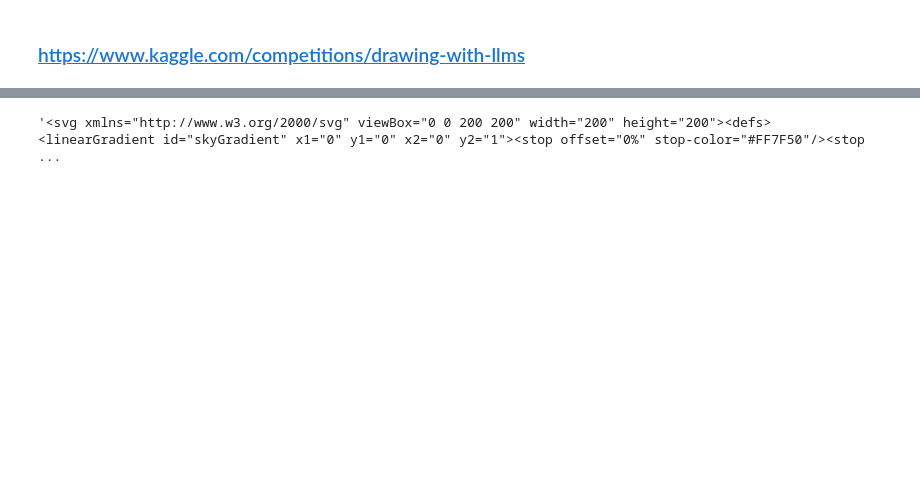
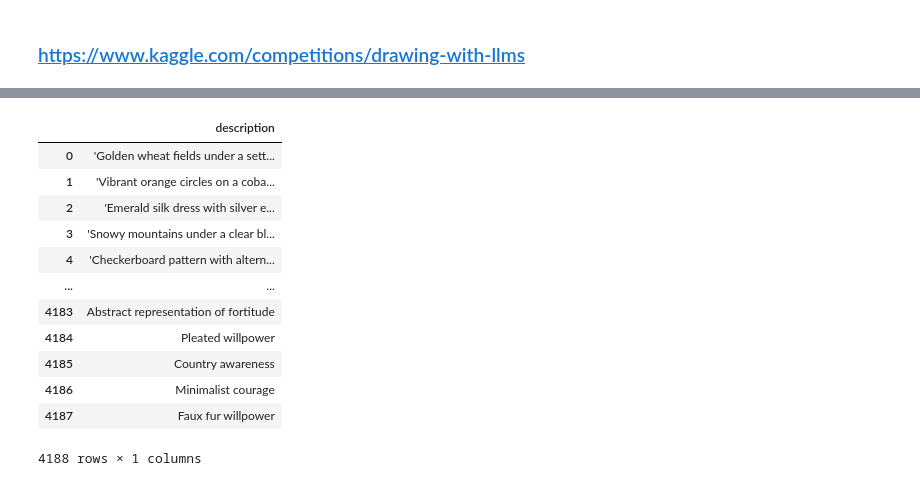
Before and after one commit to svk-123/Drawing_with_LLMs, a Jupyter notebook: nb_10_clean_public_dataset.ipynb, the cells around one changed output, grey strips where cells are left out. Saved outputs shown, nothing was run; the diff lists cells and outputs as text; code cells hidden in the pictures; blank space fills up the shorter version.

```diff
--- a/nb_10_clean_public_dataset.ipynb
+++ b/nb_10_clean_public_dataset.ipynb
@@ -251,4 +202,16 @@ df.to_csv('response_2_1062_clean_svg.csv',index=False)
 # %%
-df['gpt_svg_2'].iloc[0]
+df
 # %% [output]
+|  | description |
+| 0 | 'Golden wheat fields under a sett... |
+| 1 | 'Vibrant orange circles on a coba... |
+| 2 | 'Emerald silk dress with silver e... |
+| 3 | 'Snowy mountains under a clear bl... |
+| 4 | 'Checkerboard pattern with altern... |
+| ... | ... |
+| 4183 | Abstract representation of fortitude |
+| 4184 | Pleated willpower |
+| 4185 | Country awareness |
+| 4186 | Minimalist courage |
+| 4187 | Faux fur willpower |
-'<svg xmlns="http://www.w3.org/2000/svg" viewBox="0 0 200 200" width="200" height="200"><defs><linearGradient id="skyGradient" x1="0" y1="0" x2="0" y2="1"><stop offset="0%" stop-color="#FF7F50"/><stop ...
+4188 rows × 1 columns
```
Also changed, not shown: parts of 9 cells of this notebook, 6 other files.
